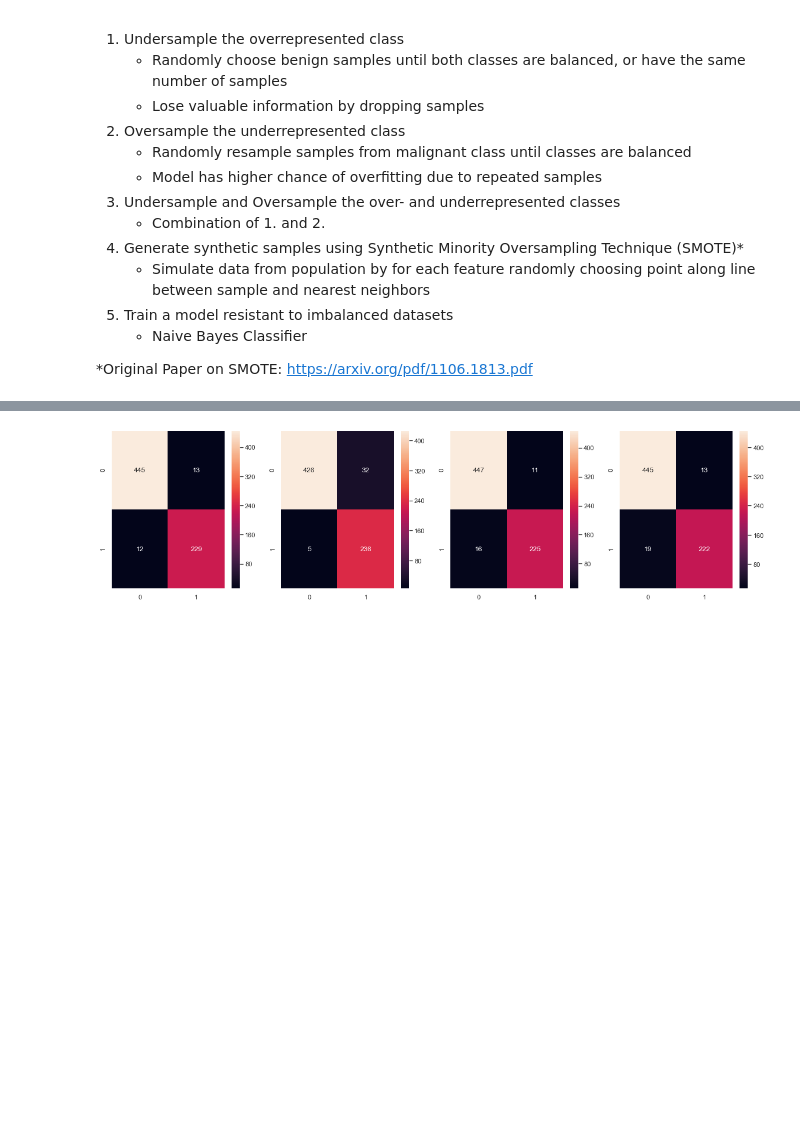
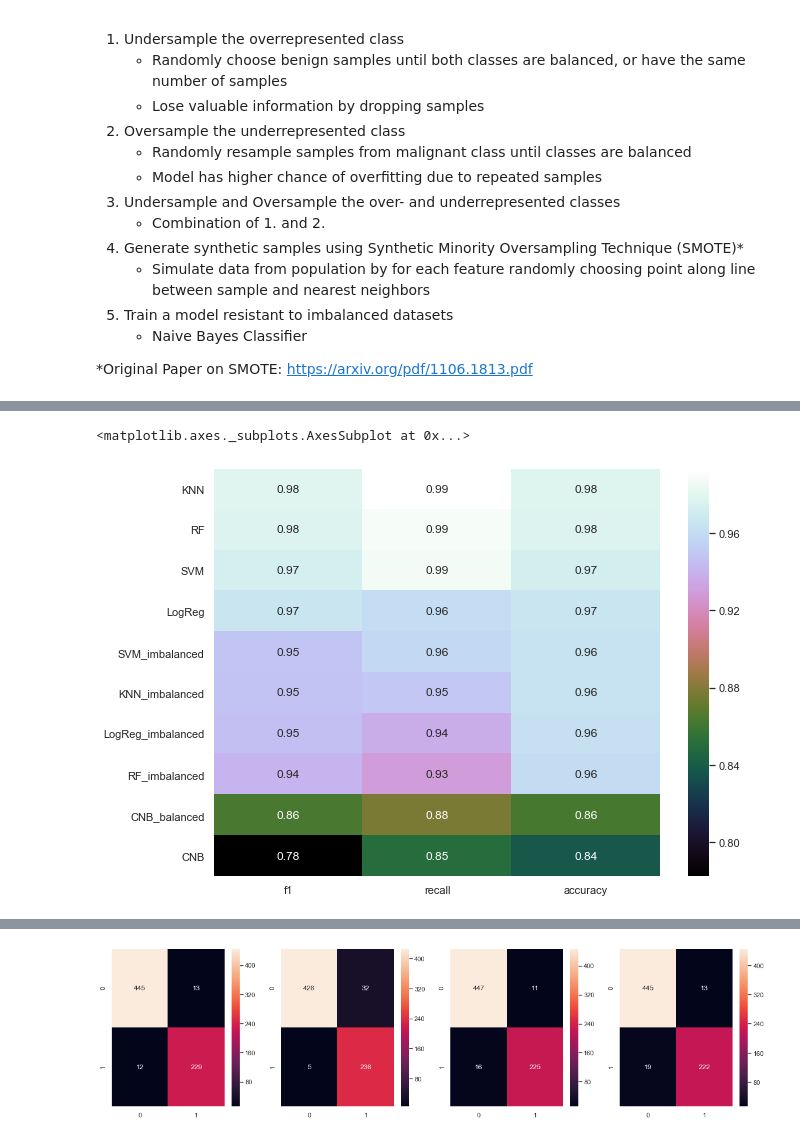
Before and after one commit to freebreadstix/breast_cancer, a Jupyter notebook: breast_cancer.ipynb, the cells around one changed output, grey strips where cells are left out. Drawn from its saved outputs; the diff is of its cells as text; code cells hidden in the pictures; blank space fills up the shorter version.

Commit message:
Retrain models with balanced data

```diff
--- a/breast_cancer.ipynb
+++ b/breast_cancer.ipynb
@@ -235,3 +238,5 @@ SyntaxError: invalid syntax (<ipython-input-24-00f9ca7751d7>, line 4)
+# %%
+classifiers = {'CNB': cnb_scores}
 # %%
 cnb_pred_cv = cross_val_predict(CNB, X, y, cv=5)
 cnb_cm = confusion_matrix(y, cnb_pred_cv)
@@ -246,7 +253,15 @@ LogReg = LogisticRegression()
 RF = RandomForestClassifier()
 
 estimators = [KNN, SVM, LogReg, RF]
+estimator_names = ['KNN', 'SVM', 'LogReg', 'RF']
 
-for estimator in estimators:
-    scores = cross_validate(estimator, X, y, cv=5, scoring=scoring)
-    print(np.mean(scores), scores)
+for estimator, estimator_name in zip(estimators, estimator_names):
+    scores = model_select.cross_validate(estimator, X_original, y_original, cv=5, scoring=scoring)
+    classifiers[estimator_name+'_imbalanced'] = np.array([np.mean(scores['test_f1']),
+                                       np.mean(scores['test_recall']),
+                                       np.mean(scores['test_accuracy'])])
+
+    scores = model_select.cross_validate(estimator, X_smote, y_smote, cv=5, scoring=scoring)
+    classifiers[estimator_name] = np.array([np.mean(scores['test_f1']),
+                                       np.mean(scores['test_recall']),
+                                       np.mean(scores['test_accuracy'])])
@@ -259,0 +268,4 @@ Accuracy is not a good metric because the dataset is skewed, i.e. it has more be
+# %%
+cnb_cv = model_select.cross_validate(CNB, X_smote, y_smote, cv=5, scoring=scoring)
+cnb_scores_balanced = np.array([np.mean(cnb_cv['test_f1']), np.mean(cnb_cv['test_recall']), np.mean(cnb_cv['test_accuracy'])])
+classifiers['CNB_balanced'] = cnb_scores_balanced
@@ -259,0 +285,9 @@ Accuracy is not a good metric because the dataset is skewed, i.e. it has more be
+# %%
+results = pd.DataFrame.from_dict(classifiers, orient='index', columns=['f1', 'recall', 'accuracy'])
+results.sort_values(by=['recall'], ascending=False, inplace=True)
+# %%
+sns.set(rc={'figure.figsize':(10,7.5)})
+sns.heatmap(results, annot=True, cmap="cubehelix")
+# %% [output]
+<matplotlib.axes._subplots.AxesSubplot at 0x...>
+[figure, added]
```
Also changed, not shown: parts of 11 cells of this notebook.
